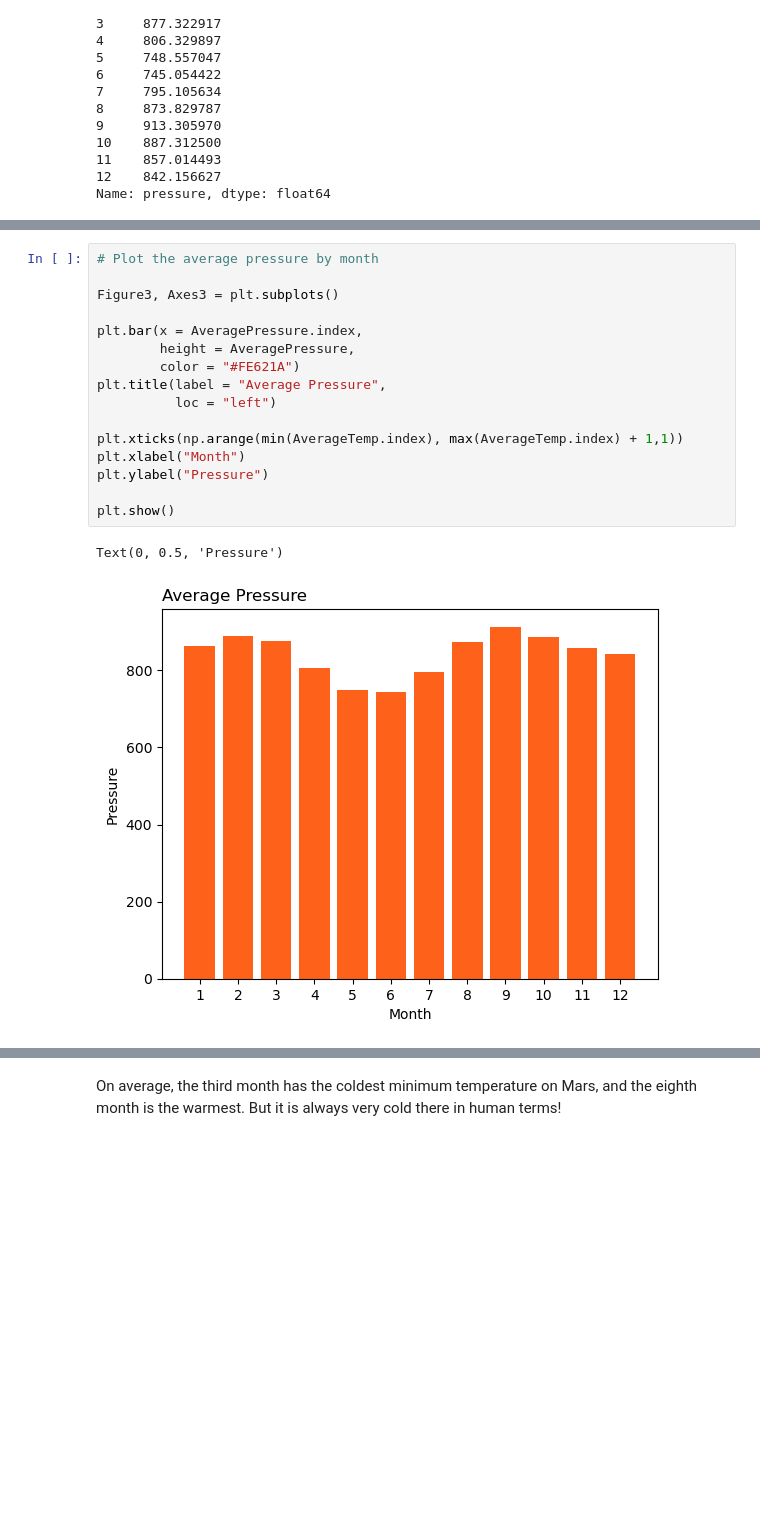
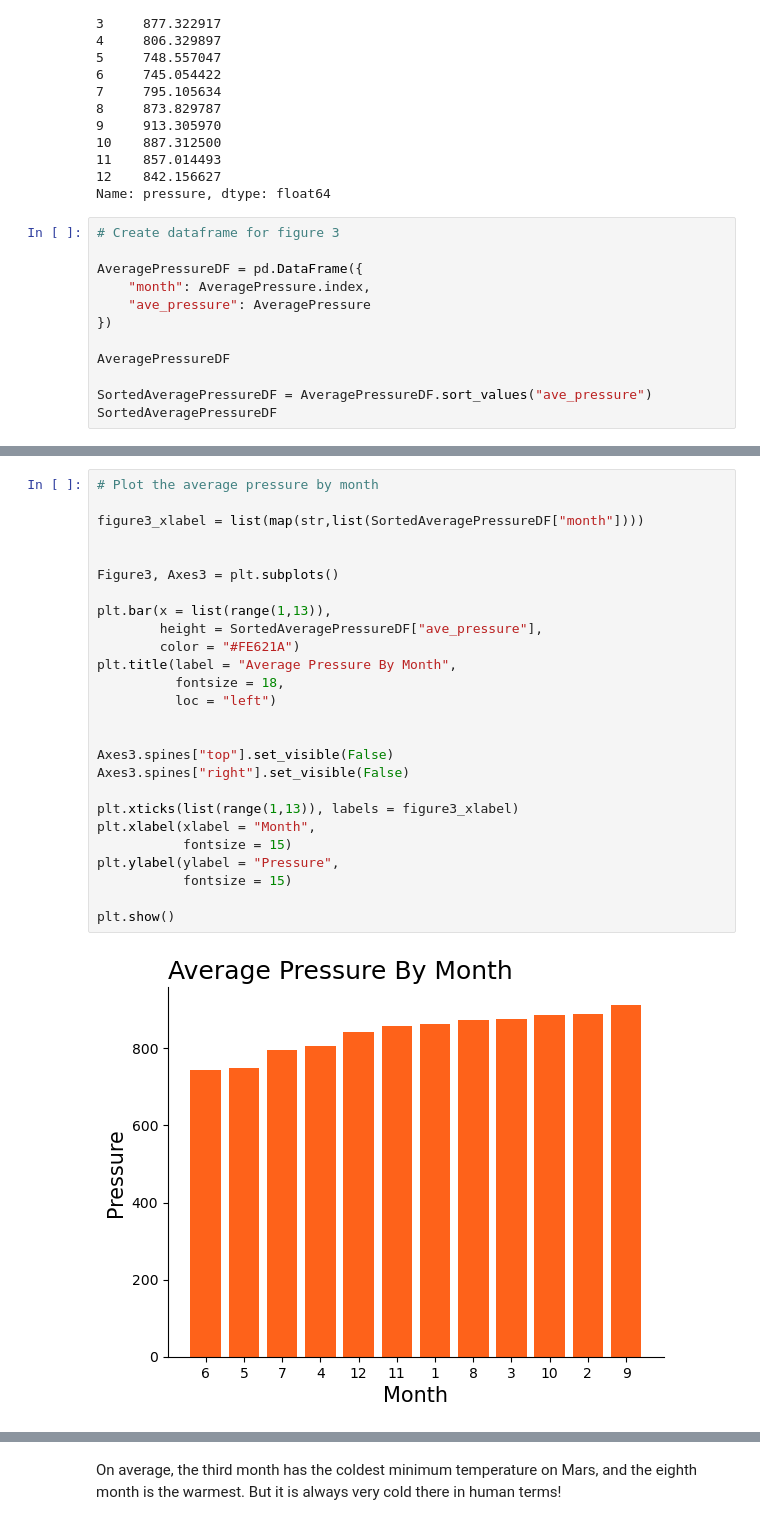
Before and after one commit to dejesusalcala/data-collection-challenge, a Jupyter notebook: code/part_2_mars_weather.ipynb, the cells around one changed output, grey strips where cells are left out. Cells and saved outputs as stored; diff of their text form; blank space fills up the shorter version.

```diff
--- a/code/part_2_mars_weather.ipynb
+++ b/code/part_2_mars_weather.ipynb
@@ -342,3 +283,15 @@ month
 11    857.014493
 12    842.156627
 Name: pressure, dtype: float64
+# %%
+# Create dataframe for figure 3
+
+AveragePressureDF = pd.DataFrame({
+    "month": AveragePressure.index,
+    "ave_pressure": AveragePressure
+})
+
+AveragePressureDF
+
+SortedAveragePressureDF = AveragePressureDF.sort_values("ave_pressure")
+SortedAveragePressureDF
@@ -345,19 +313,28 @@ Name: pressure, dtype: float64
 # %%
 # Plot the average pressure by month
 
+figure3_xlabel = list(map(str,list(SortedAveragePressureDF["month"])))
+
+
 Figure3, Axes3 = plt.subplots()
 
-plt.bar(x = AveragePressure.index,
-        height = AveragePressure,
+plt.bar(x = list(range(1,13)),
+        height = SortedAveragePressureDF["ave_pressure"],
         color = "#FE621A")
-plt.title(label = "Average Pressure",
+plt.title(label = "Average Pressure By Month",
+          fontsize = 18,
           loc = "left")
 
-plt.xticks(np.arange(min(AverageTemp.index), max(AverageTemp.index) + 1,1))
-plt.xlabel("Month")
-plt.ylabel("Pressure")
+
+Axes3.spines["top"].set_visible(False)
+Axes3.spines["right"].set_visible(False)
+
+plt.xticks(list(range(1,13)), labels = figure3_xlabel)
+plt.xlabel(xlabel = "Month",
+           fontsize = 15)
+plt.ylabel(ylabel = "Pressure",
+           fontsize = 15)
 
 plt.show()
 # %% [output]
-Text(0, 0.5, 'Pressure')
-[figure, old version]
+[figure, new version]
```
Also changed, not shown: parts of 19 cells of this notebook, 1 other file.
